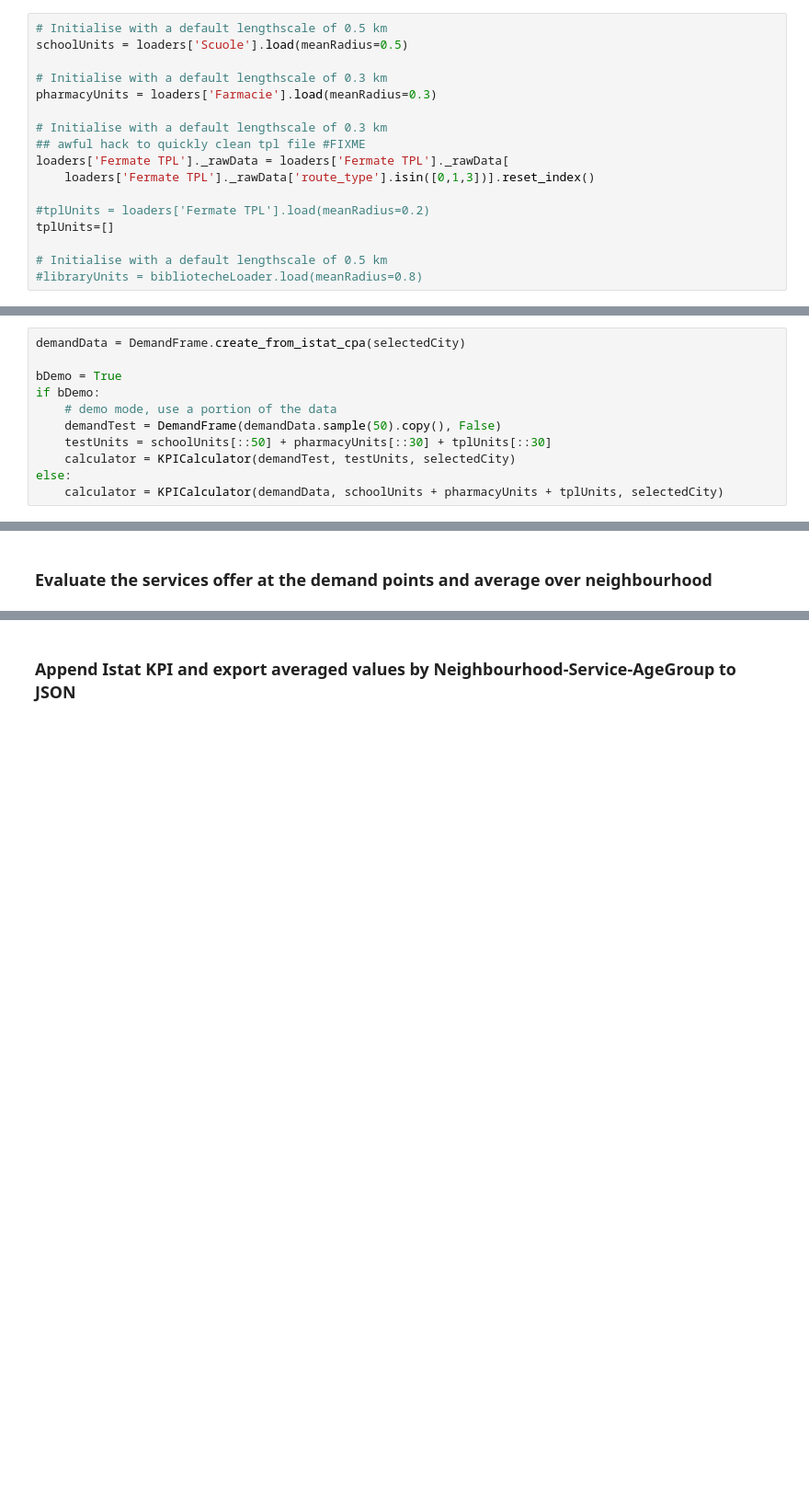
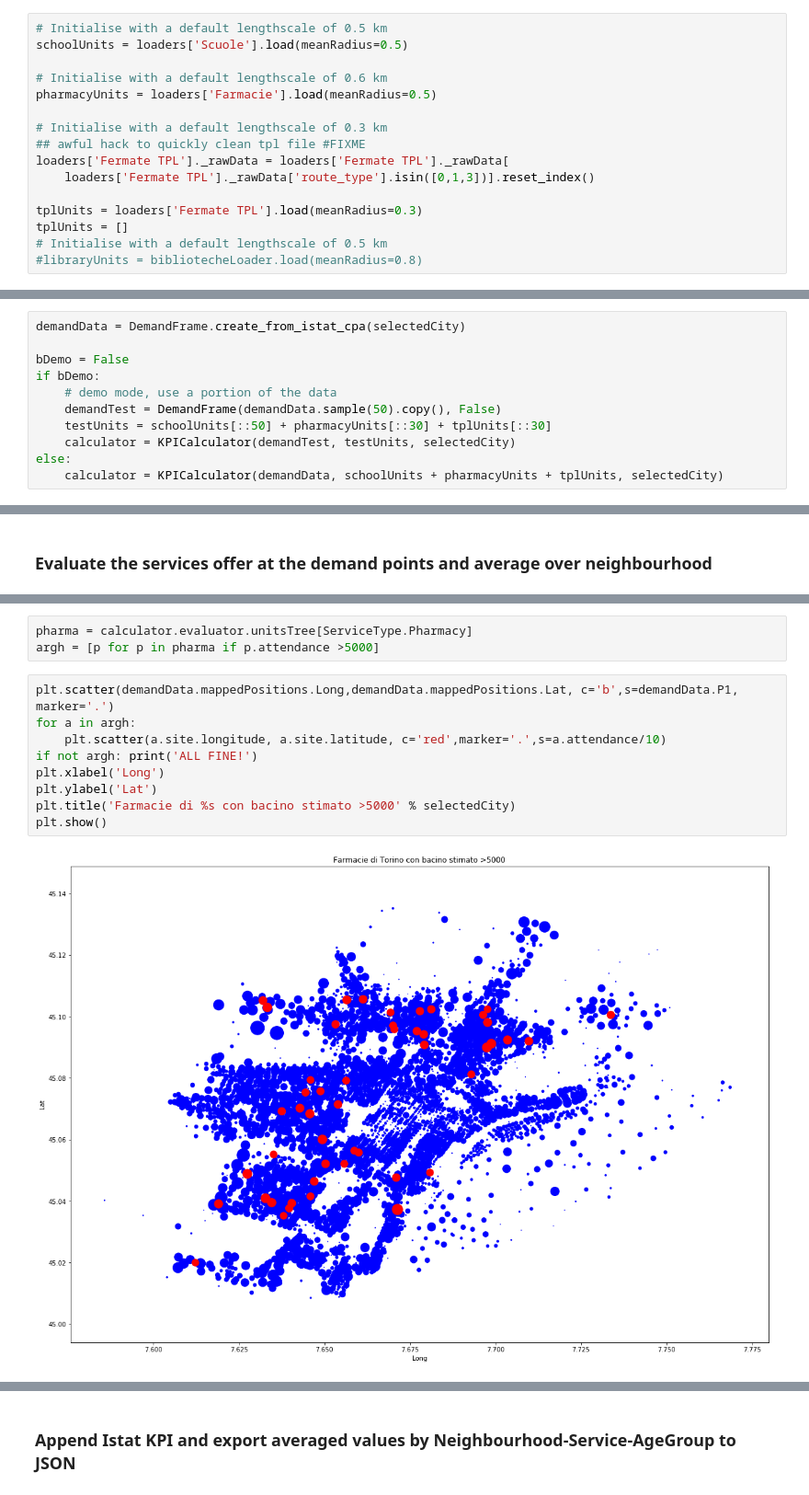
Before and after one commit to italia/daf-mappa-quartiere, a Jupyter notebook: notebooks/CityServicesModel.ipynb, the cells around one changed output, grey strips where cells are left out. Shown at 92% size. Cells and saved outputs as stored; diff of their text form; blank space fills up the shorter version.

Commit message:
Test output attendance for Turin
Attendance correction set at 1.01 to exclude it from KPI

```diff
--- a/notebooks/CityServicesModel.ipynb
+++ b/notebooks/CityServicesModel.ipynb
@@ -31,16 +38,15 @@ loaders
 # Initialise with a default lengthscale of 0.5 km
 schoolUnits = loaders['Scuole'].load(meanRadius=0.5)
 
-# Initialise with a default lengthscale of 0.3 km
-pharmacyUnits = loaders['Farmacie'].load(meanRadius=0.3)
+# Initialise with a default lengthscale of 0.6 km
+pharmacyUnits = loaders['Farmacie'].load(meanRadius=0.5)
 
 # Initialise with a default lengthscale of 0.3 km
 ## awful hack to quickly clean tpl file #FIXME
 loaders['Fermate TPL']._rawData = loaders['Fermate TPL']._rawData[
     loaders['Fermate TPL']._rawData['route_type'].isin([0,1,3])].reset_index()
 
-#tplUnits = loaders['Fermate TPL'].load(meanRadius=0.2)
-tplUnits=[]
-
+tplUnits = loaders['Fermate TPL'].load(meanRadius=0.3)
+tplUnits = []
 # Initialise with a default lengthscale of 0.5 km
 #libraryUnits = bibliotecheLoader.load(meanRadius=0.8)
@@ -49,7 +59,7 @@ tplUnits=[]
 # %%
 demandData = DemandFrame.create_from_istat_cpa(selectedCity)
 
-bDemo = True
+bDemo = False
 if bDemo:
     # demo mode, use a portion of the data
     demandTest = DemandFrame(demandData.sample(50).copy(), False)
@@ -69,0 +95,14 @@ pass
+# %%
+pharma = calculator.evaluator.unitsTree[ServiceType.Pharmacy]
+argh = [p for p in pharma if p.attendance >5000]
+# %%
+plt.scatter(demandData.mappedPositions.Long,demandData.mappedPositions.Lat, c='b',s=demandData.P1, marker='.')
+for a in argh:
+    plt.scatter(a.site.longitude, a.site.latitude, c='red',marker='.',s=a.attendance/10)
+if not argh: print('ALL FINE!')
+plt.xlabel('Long')
+plt.ylabel('Lat')
+plt.title('Farmacie di %s con bacino stimato >5000' % selectedCity)
+plt.show()
+# %% [output]
+[figure, added]
```
Also changed, not shown: parts of 8 cells of this notebook, 2 other files.
